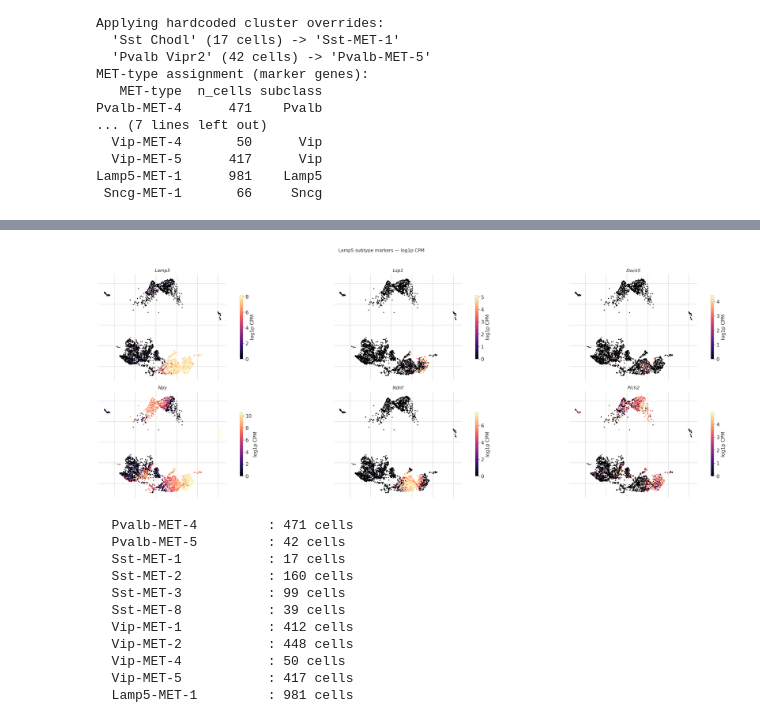
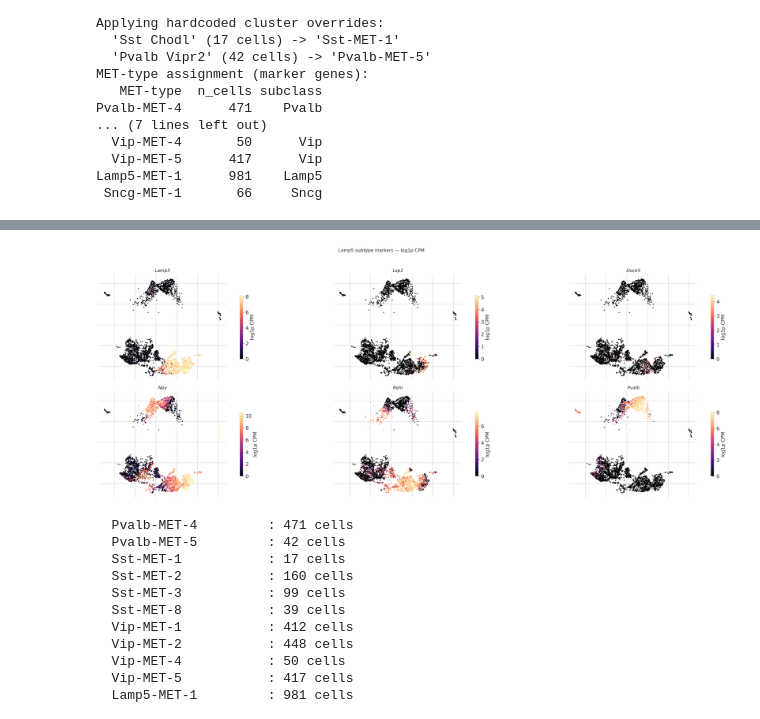
Before and after one commit to sternj98/allen-scRNAseq-analysis, a Jupyter notebook: notebooks/met_reference.ipynb, the cells around one changed output, grey strips where cells are left out. Drawn from its saved outputs; the diff is of its cells as text; code cells hidden in the pictures.

```diff
--- a/notebooks/met_reference.ipynb
+++ b/notebooks/met_reference.ipynb
@@ -780,7 +832,7 @@ colors_right = np.array([met_color.get(m, [0.5, 0.5, 0.5]) for m in obs['met_typ
 rng = np.random.default_rng(42)
 idx = rng.permutation(len(umap))
 
-fig, axes = plt.subplots(1, 2, figsize=(18, 7))
+fig, axes = plt.subplots(1, 2, figsize=(20, 10),dpi=700)
 scatter_kw = dict(s=10, linewidths=0, alpha=0.85, rasterized=True)
 
 for ax, colors, title in zip(
@@ -802,7 +854,7 @@ for sc in subclass_order:
     for c in [c for c in cluster_order if cluster_to_subclass[c] == sc]:
         handles_cl.append(mpatches.Patch(color=cluster_color[c], label=c))
 axes[0].legend(handles=handles_cl, bbox_to_anchor=(1.02, 1), loc='upper left',
-               fontsize=6, frameon=False, handlelength=1.2, handleheight=1.0,
+               fontsize=9, frameon=False, handlelength=1.2, handleheight=1.0,
                borderpad=0, labelspacing=0.3)
 
 # MET-type legend on ax[1]
@@ -815,8 +867,10 @@ for sc in SUBCLASS_ORDER_MET:
     for m in mets:
         handles_met.append(mpatches.Patch(color=met_color[m], label=m))
 axes[1].legend(handles=handles_met, bbox_to_anchor=(1.02, 1), loc='upper left',
-               fontsize=8, frameon=False, handlelength=1.2, handleheight=1.0,
+               fontsize=14, frameon=False, handlelength=1.2, handleheight=1.0,
                borderpad=0, labelspacing=0.3)
+axes[0].grid(False)
+axes[1].grid(False)
 
 plt.tight_layout()
 plt.show()
@@ -825,7 +877,7 @@ plt.show()
 # %%
 ## Lamp5 subtype marker expression on UMAP
 
-LAMP5_MARKERS = ['Lamp5', 'Lsp1', 'Dock5', 'Npy', 'Ndnf','Plch2']
+LAMP5_MARKERS = ['Lamp5', 'Lsp1', 'Dock5', 'Npy','Reln','Pvalb']
 
 # Fetch log1p(CPM) for each marker gene
 gene_expr = {}
@@ -838,34 +890,34 @@ for g in LAMP5_MARKERS:
     raw  = adata_l23_inh.layers['counts'][:, col]
     gene_expr[g] = np.log1p(raw / cell_total.squeeze() * 1e6)
 
 # UMAP coordinates (all cells)
 umap_all = adata_l23_inh.obsm['X_umap']
 
 rng = np.random.default_rng(42)
 idx = rng.permutation(len(umap_all))
 
 fig, axes = plt.subplots(2, int(len(LAMP5_MARKERS)/2), figsize=(5 * len(LAMP5_MARKERS), 10))
 
 for ax, g in zip(axes.ravel(), LAMP5_MARKERS):
     expr = gene_expr[g][idx]
     sc = ax.scatter(
         umap_all[idx, 0], umap_all[idx, 1],
         c=expr, cmap='magma', s=8, linewidths=0,
         vmin=0, vmax=np.percentile(expr, 99),
         rasterized=True,
     )
     ax.set_title(g, fontsize=13, style='italic')
     ax.set_aspect('equal')
     ax.tick_params(left=False, bottom=False, labelleft=False, labelbottom=False)
     for spine in ax.spines.values():
         spine.set_visible(False)
     plt.colorbar(sc, ax=ax, shrink=0.6, label='log1p CPM')
 
 fig.suptitle('Lamp5 subtype markers — log1p CPM', fontsize=13, y=1.02)
 plt.tight_layout()
 plt.show()
 # %% [output]
-[figure, old version]
+[figure, new version]
 # %%
 ## Cache Tasic MET-type centroids as high-resolution reference
 #
```
Also changed, not shown: parts of 4 cells of this notebook, 4 other files.
